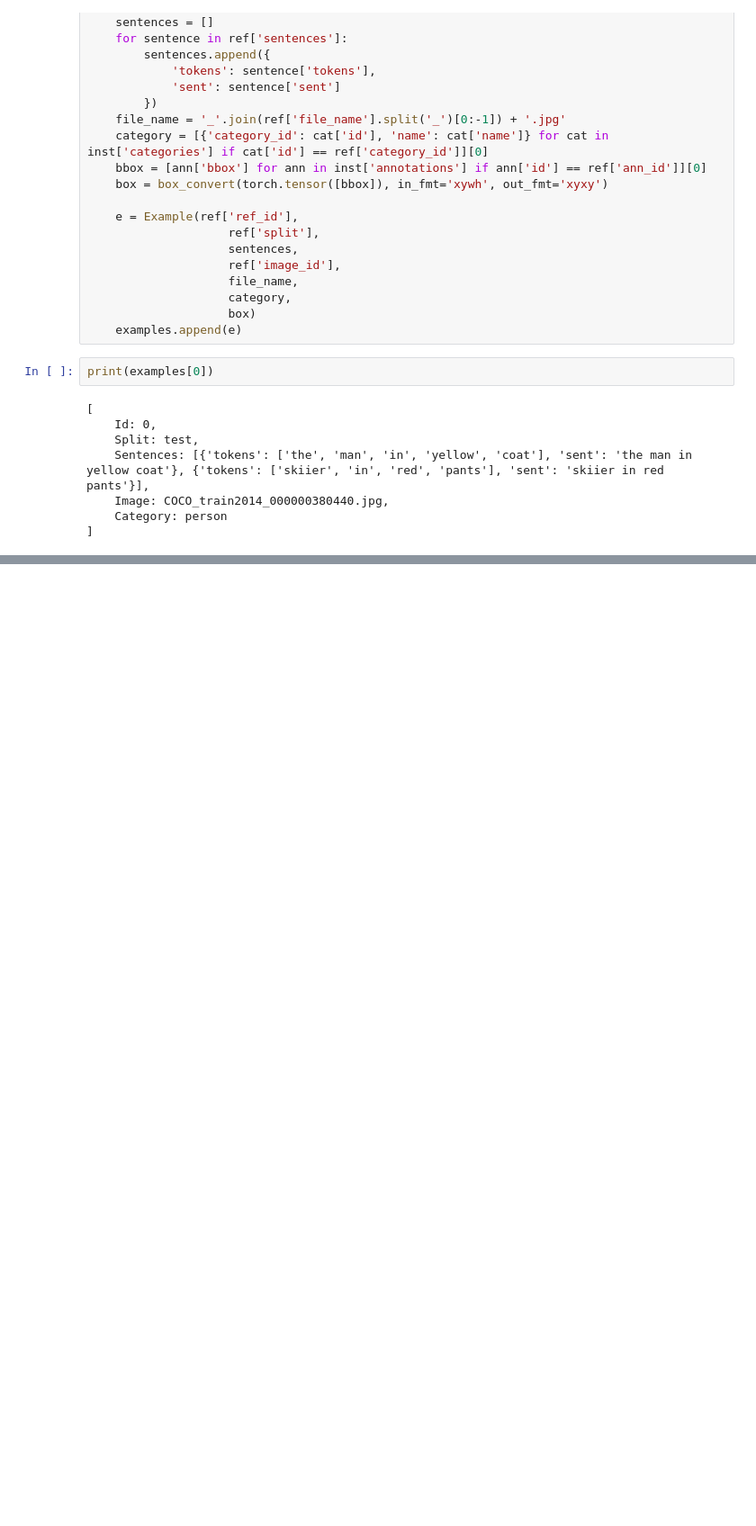
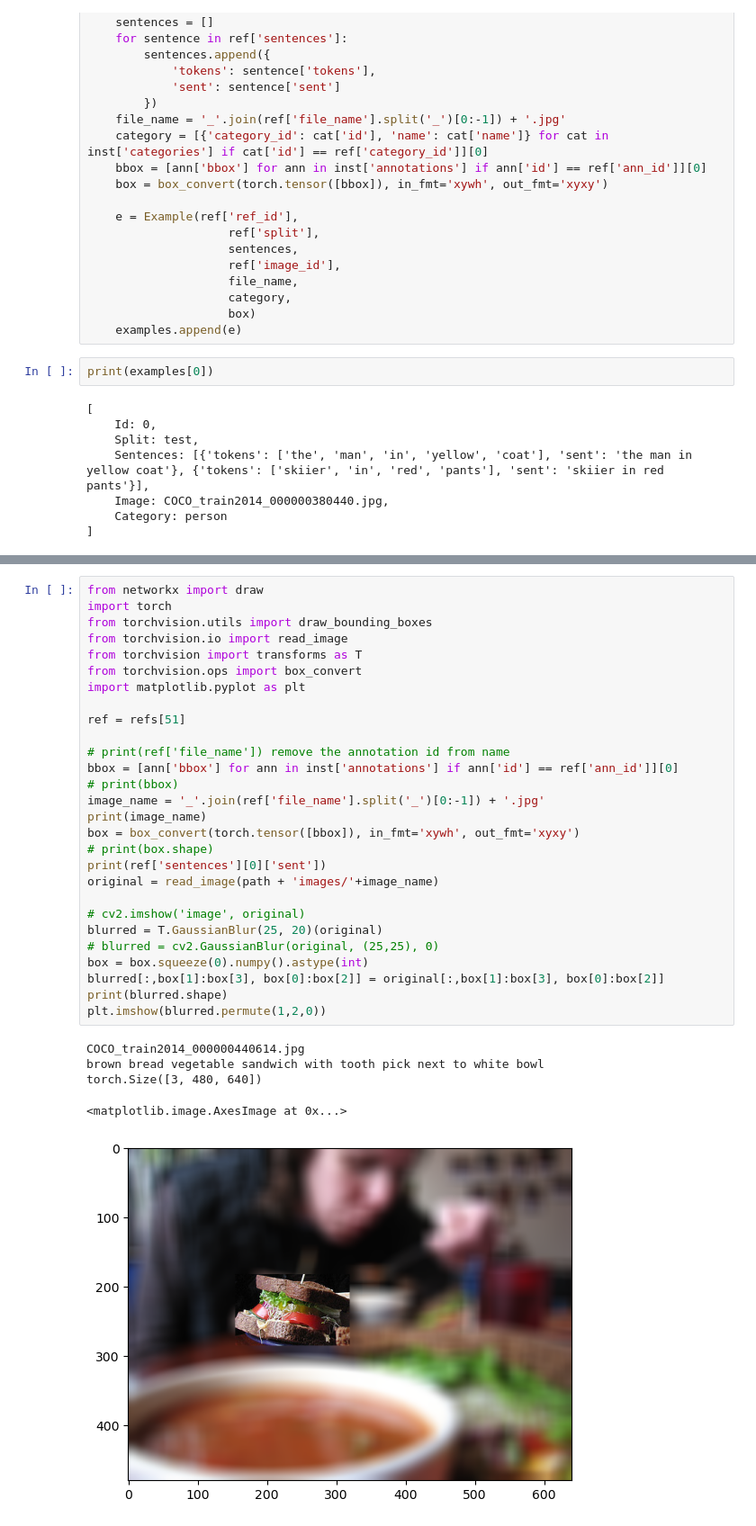
Before and after one commit to ManuelaCorte/DLProject, a Jupyter notebook: notebooks/exploration.ipynb, the cells around one changed output, grey strips where cells are left out. Shown at 90% size. Saved outputs shown, nothing was run; the diff lists cells and outputs as text; blank space fills up the shorter version.

```diff
--- a/notebooks/exploration.ipynb
+++ b/notebooks/exploration.ipynb
@@ -134,0 +559,34 @@ print(examples[0])
+# %%
+from networkx import draw
+import torch
+from torchvision.utils import draw_bounding_boxes
+from torchvision.io import read_image
+from torchvision import transforms as T
+from torchvision.ops import box_convert
+import matplotlib.pyplot as plt
+
+ref = refs[51]
+
+# print(ref['file_name']) remove the annotation id from name
+bbox = [ann['bbox'] for ann in inst['annotations'] if ann['id'] == ref['ann_id']][0]
+# print(bbox)
+image_name = '_'.join(ref['file_name'].split('_')[0:-1]) + '.jpg'
+print(image_name)
+box = box_convert(torch.tensor([bbox]), in_fmt='xywh', out_fmt='xyxy')
+# print(box.shape)
+print(ref['sentences'][0]['sent'])
+original = read_image(path + 'images/'+image_name)
+
+# cv2.imshow('image', original)
+blurred = T.GaussianBlur(25, 20)(original)
+# blurred = cv2.GaussianBlur(original, (25,25), 0)
+box = box.squeeze(0).numpy().astype(int)
+blurred[:,box[1]:box[3], box[0]:box[2]] = original[:,box[1]:box[3], box[0]:box[2]]
+print(blurred.shape)
+plt.imshow(blurred.permute(1,2,0))
+# %% [output]
+COCO_train2014_000000440614.jpg
+brown bread vegetable sandwich with tooth pick next to white bowl
+torch.Size([3, 480, 640])
+<matplotlib.image.AxesImage at 0x...>
+[figure, added]
```
Also changed, not shown: parts of 7 cells of this notebook, 1 other file.
